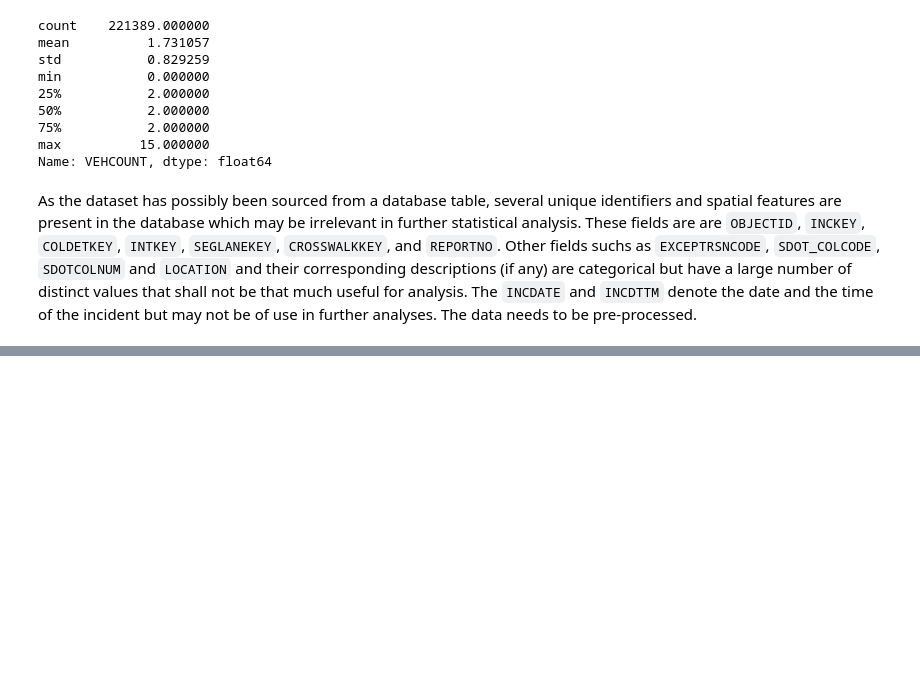
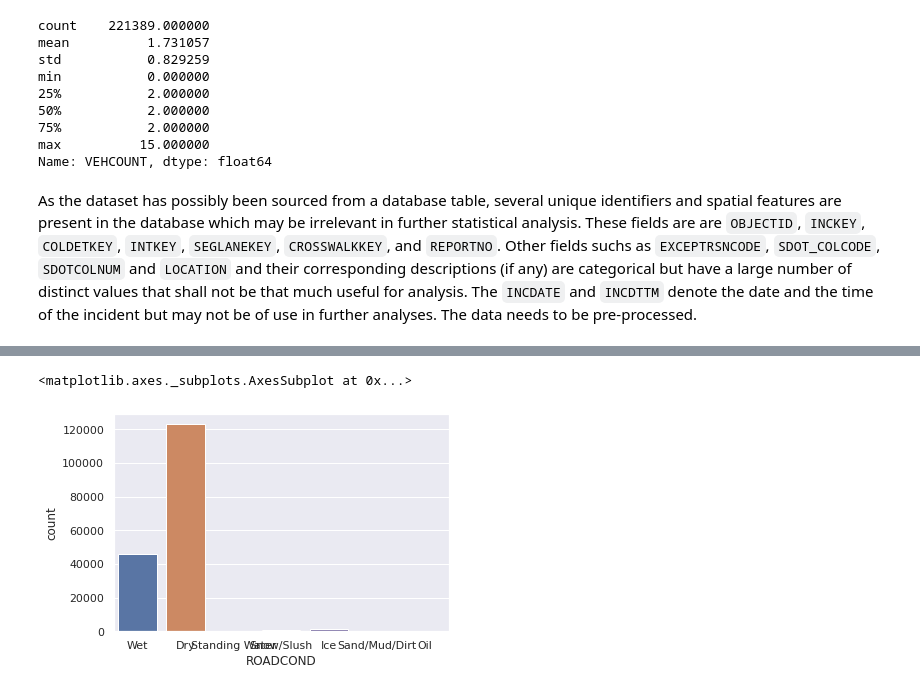
Before and after one commit to sudiptog81/ibm-data-science, a Jupyter notebook: Applied Data Science Capstone/CapstoneProject.ipynb, the cells around one changed output, grey strips where cells are left out. Drawn from its saved outputs; the diff is of its cells as text; code cells hidden in the pictures; blank space fills up the shorter version.

```diff
--- a/Applied Data Science Capstone/CapstoneProject.ipynb
+++ b/Applied Data Science Capstone/CapstoneProject.ipynb
@@ -202,0 +323,5 @@ As the dataset has possibly been sourced from a database table, several unique i
+# %%
+sns.countplot(data_clean['ROADCOND'])
+# %% [output]
+<matplotlib.axes._subplots.AxesSubplot at 0x...>
+[figure, added]
```
Also changed, not shown: parts of 58 cells of this notebook.
